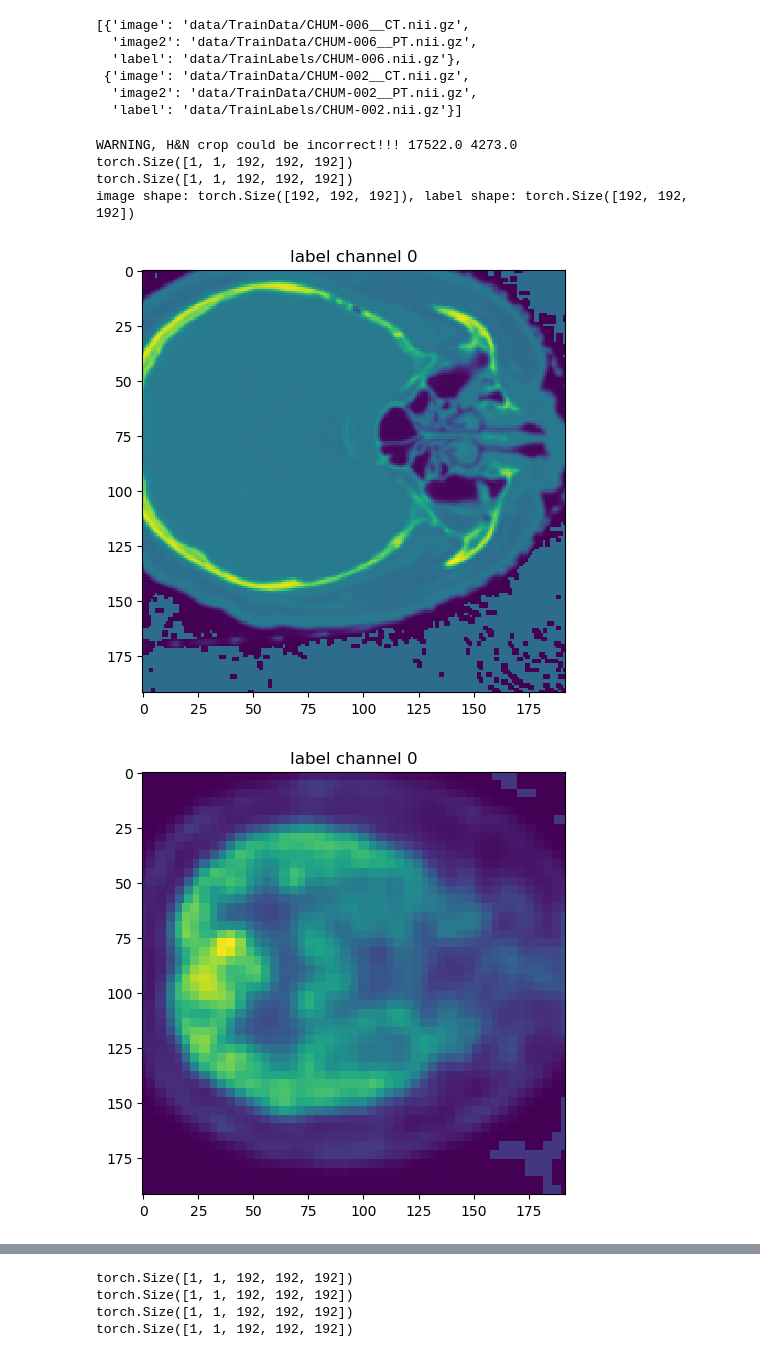
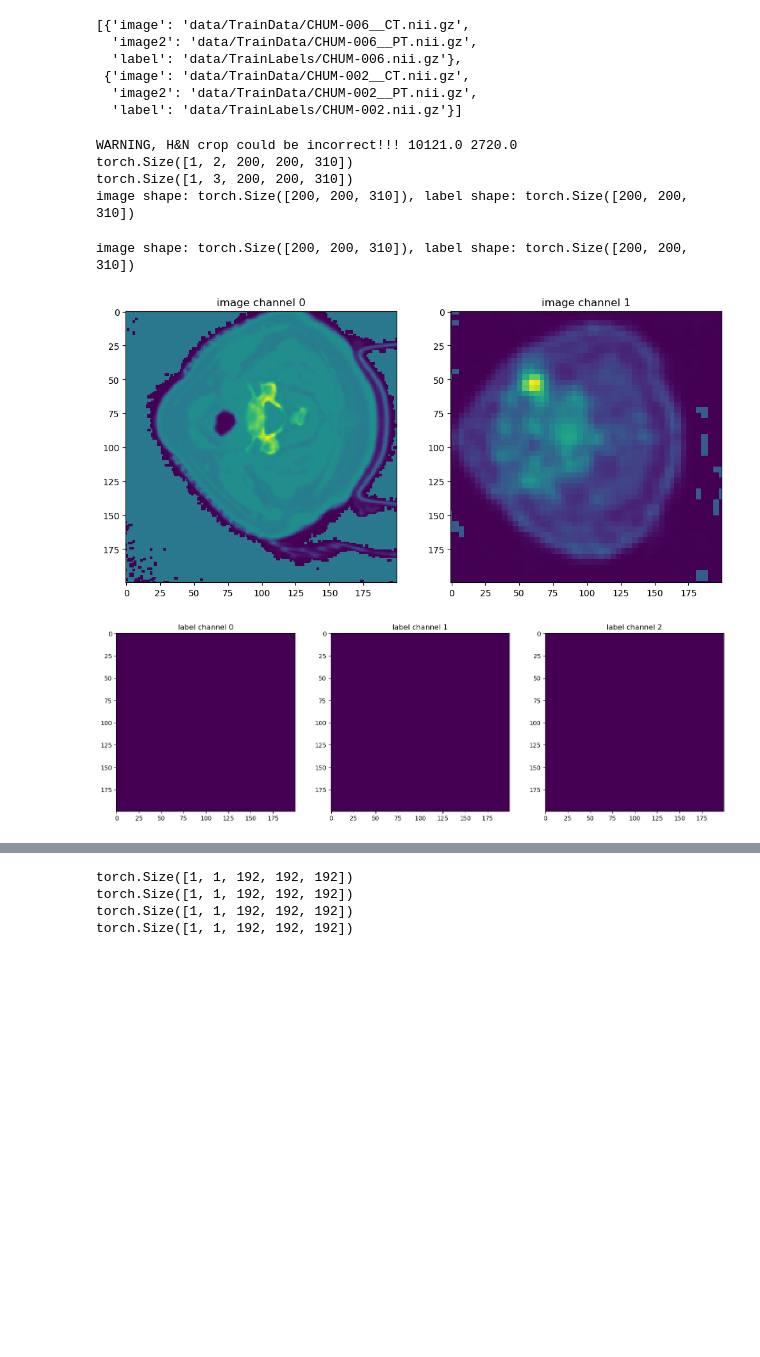
Before and after one commit to SreejaMalladi/Varian, a Jupyter notebook: preprocessing.ipynb, the cells around one changed output, grey strips where cells are left out. Saved outputs shown, nothing was run; the diff lists cells and outputs as text; code cells hidden in the pictures; blank space fills up the shorter version.

```diff
--- a/preprocessing.ipynb
+++ b/preprocessing.ipynb
@@ -207,6 +223,7 @@ class ConvertToMultiChannelBasedOnClassesd(MapTransform):
             result = []
             result.append(d[key] == 1)
             result.append(d[key] == 2)
+            result.append(d[key] == 3)
             d[key] = torch.stack(result, axis=0).float()
         return d
 # %%
@@ -214,25 +231,25 @@ class ConvertToMultiChannelBasedOnClassesd(MapTransform):
 train_transforms = Compose(
     [
         LoadImaged(keys=['image', 'image2', 'label']),
-        EnsureChannelFirstd(keys = ['image', 'image2', 'label']),
+        EnsureChannelFirstd(keys = ['image', 'image2']),
         EnsureTyped(keys=["image", 'image2', "label"]),
         Spacingd(
             keys=["image", 'image2'],
             pixdim=(1.0, 1.0, 1.0),
             mode=("bilinear", "nearest"),
         ),
+        ConvertToMultiChannelBasedOnClassesd(keys='label'),
         HecktorCropNeckRegion(keys=["image", 'image2', "label"], source_key="image"),
         # CalculateCentreOfMass(keys=["image", "image2", "label"], source_key="image"),
-        # ConvertToMultiChannelBasedOnClassesd(keys='label'),
         Orientationd(keys=["image", "image2"], axcodes="RAS"),
-        RandSpatialCropd(keys=["image", 'image2', "label"], roi_size=[192, 192, 192], random_size=False),
+        # RandSpatialCropd(keys=["image", 'image2', "label"], roi_size=[192, 192, 192], random_size=False),
         ScaleIntensityd(keys=["image", "image2"], minv=0.0, maxv=1.0),
         NormalizeIntensityd(keys="image", nonzero=True, channel_wise=True),
         NormalizeIntensityd(keys="image2", nonzero=True, channel_wise=True),
-        # ConcatItemsd(keys=["image", "image2"], name="image_petct", dim=0),
-        # RandFlipd(keys=["image", "image2", "label"], prob=0.5, spatial_axis=0),
-        # RandFlipd(keys=["image", "image2", "label"], prob=0.5, spatial_axis=1),
-        # RandFlipd(keys=["image", "image2", "label"], prob=0.5, spatial_axis=2),
+        RandFlipd(keys=["image", "image2", "label"], prob=0.5, spatial_axis=0),
+        RandFlipd(keys=["image", "image2", "label"], prob=0.5, spatial_axis=1),
+        RandFlipd(keys=["image", "image2", "label"], prob=0.5, spatial_axis=2),
+        ConcatItemsd(keys=["image", "image2"], name="image_petct", dim=0),
         # RandScaleIntensityd(keys="image", factors=0.1, prob=1.0),
         # RandRotated(keys=["image", "image2", "label"], prob = 0.5),
 
@@ -262,11 +279,11 @@ val_transforms = Compose(
         # ConvertToMultiChannelBasedOnClassesd(keys='label'),
         Orientationd(keys=["image", "image2"], axcodes="RAS"),
 
-        RandSpatialCropd(keys=["image", 'image2', "label"], roi_size=[192, 192, 192], random_size=False),
+        # RandSpatialCropd(keys=["image", 'image2', "label"], roi_size=[192, 192, 192], random_size=False),
         ScaleIntensityd(keys=["image", "image2"], minv=0.0, maxv=1.0),
         NormalizeIntensityd(keys="image", nonzero=True, channel_wise=True),
         NormalizeIntensityd(keys="image2", nonzero=True, channel_wise=True),
-        # ConcatItemsd(keys=["image", "image2"], name="image_petct", dim=0),
+        ConcatItemsd(keys=["image", "image2"], name="image_petct", dim=0),
 
         # ScaleIntensityRanged(
         #     keys=["image"], a_min=-57, a_max=164,
@@ -287,36 +304,40 @@ check_ds = Dataset(data=tfiles, transform=train_transforms)
 # check_data = check_ds[0]
 check_loader = DataLoader(check_ds, batch_size=1)
 for check_data in check_loader:
-    print(check_data['image'].shape)
+    print(check_data['image_petct'].shape)
     # print(check_data['image2'].shape)
     print(check_data['label'].shape)
     break
-image, label = (check_data["image"][0][0], check_data["label"][0][0])
+image, label = (check_data["image_petct"][0][0], check_data["label"][0][0])
 print(f"image shape: {image.shape}, label shape: {label.shape}")
 # %% [output]
-WARNING, H&N crop could be incorrect!!! 17522.0 4273.0
-torch.Size([1, 1, 192, 192, 192])
-torch.Size([1, 1, 192, 192, 192])
-image shape: torch.Size([192, 192, 192]), label shape: torch.Size([192, 192, 192])
+WARNING, H&N crop could be incorrect!!! 10121.0 2720.0
+torch.Size([1, 2, 200, 200, 310])
+torch.Size([1, 3, 200, 200, 310])
+image shape: torch.Size([200, 200, 310]), label shape: torch.Size([200, 200, 310])
 # %%
-plt.figure("image", (12, 6))
-for i in range(1):
+# check_data = check_ds[1]
+# image, label = (check_data["image_petct"][0], check_data["label"][0])
+print(f"image shape: {image.shape}, label shape: {label.shape}")
+plt.figure("image_petct", (12, 6))
+for i in range(2):
     plt.subplot(1, 2, i + 1)
-    plt.title(f"label channel {i}")
-    plt.imshow(check_data["image"][0][i, :, :, 150].detach().cpu())
+    plt.title(f"image channel {i}")
+    plt.imshow(check_data["image_petct"][0][i, :, :, 150].detach().cpu())
 plt.show()
-plt.figure("image2", (12, 6))
-for i in range(1):
-    plt.subplot(1, 2, i + 1)
-    plt.title(f"label channel {i}")
-    plt.imshow(check_data["image2"][0][i, :, :, 150].detach().cpu())
-plt.show()
-plt.figure("label", (12, 6))
-for i in range(1):
-    plt.subplot(1, 2, i + 1)
+# plt.figure("image2", (12, 6))
+# for i in range(1):
+#     plt.subplot(1, 2, i + 1)
+#     plt.title(f"label channel {i}")
+#     plt.imshow(check_data["image2"][0][i, :, :, 150].detach().cpu())
+# plt.show()
+plt.figure("label", (18, 6))
+for i in range(3):
+    plt.subplot(1, 3, i + 1)
     plt.title(f"label channel {i}")
     plt.imshow(check_data["label"][0][i, :, :, 150].detach().cpu())
 plt.show()
 # %% [output]
+image shape: torch.Size([200, 200, 310]), label shape: torch.Size([200, 200, 310])
-[figure, old version]
+[figure, new version]
-[figure, old version]
+[figure, new version]
```
Also changed, not shown: parts of 16 cells of this notebook.
